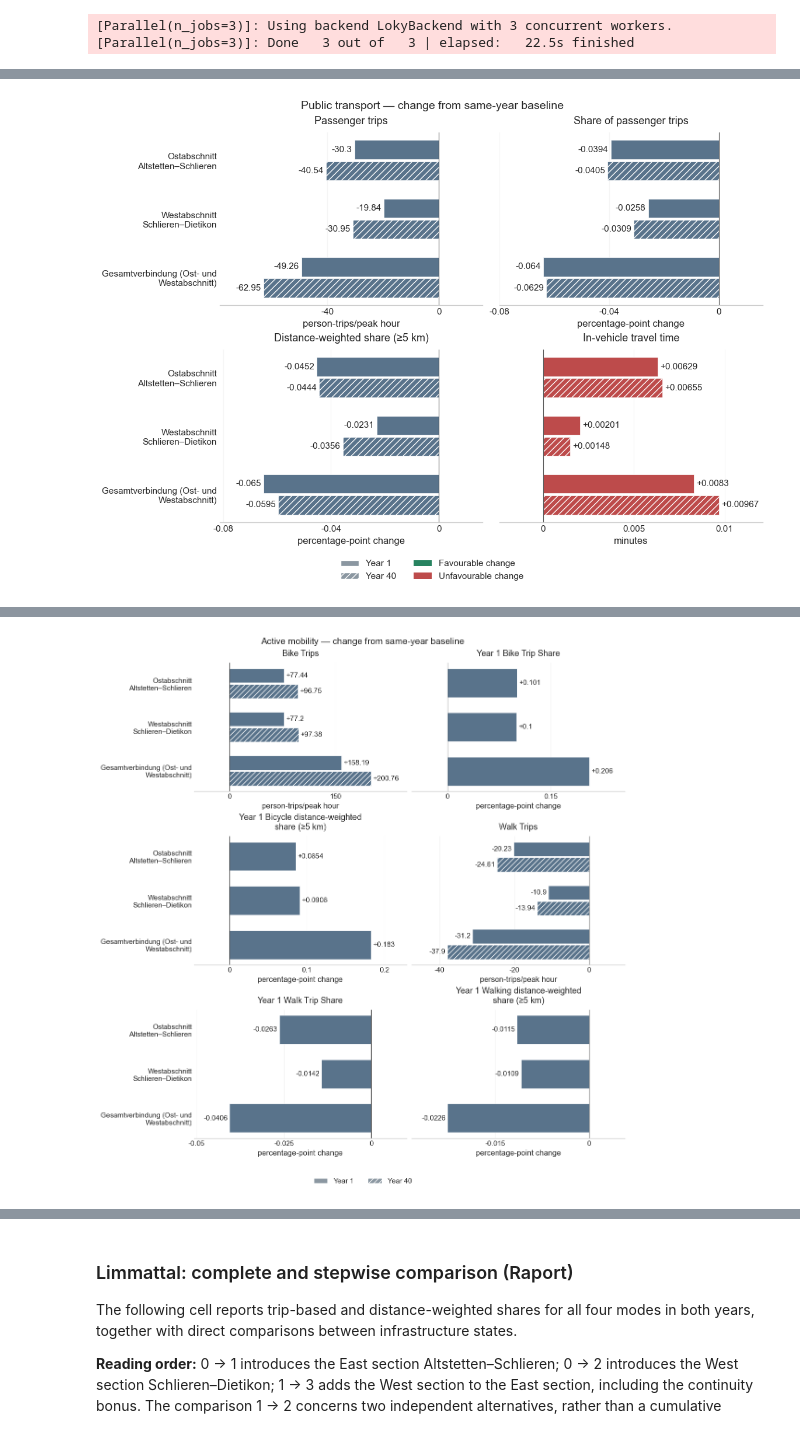
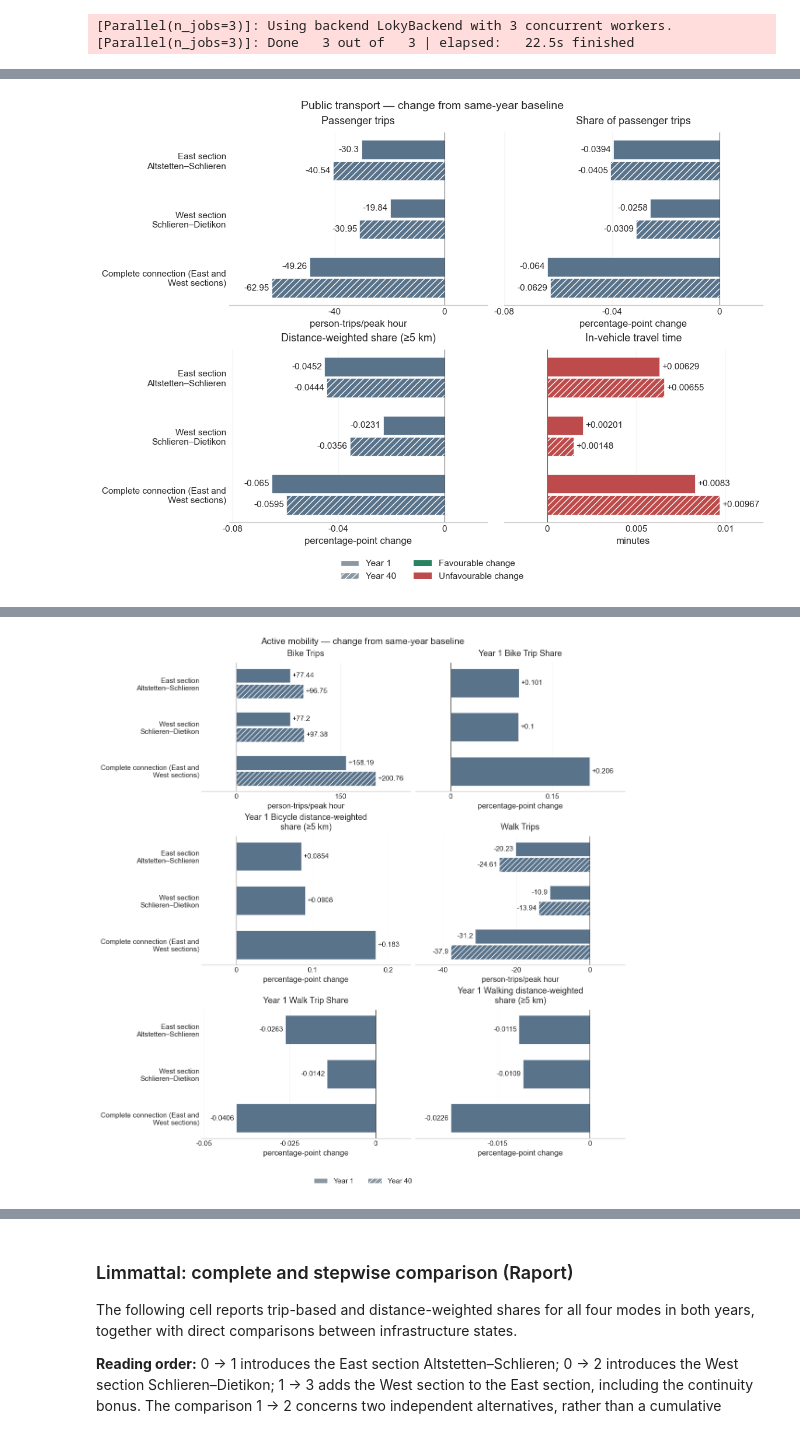
Before and after one commit to dmaure-ETHZ/IP-HS26-MehrSpur-CaseStudy-Domanyi-Londis-Maurer, a Jupyter notebook: notebooks/02_system_modeling.ipynb, the cells around one changed output, grey strips where cells are left out. Saved outputs shown, nothing was run; the diff lists cells and outputs as text; code cells hidden in the pictures.

Commit message:
Use English labels for stage and static-plan figures

```diff
--- a/notebooks/02_system_modeling.ipynb
+++ b/notebooks/02_system_modeling.ipynb
@@ -2883,7 +2883,7 @@ Out[10]: {'table:': PosixPath('/Users/simonedomanyi/Documents/IP-HS26-MehrSpur-C
 # %%
 from additional import transport_display as td
 
-STAGE_DISPLAY_LABELS = {'Stage 1 – East stretch Altstetten–Schlieren': 'Ostabschnitt Altstetten–Schlieren', 'Stage 2 – West stretch Schlieren–Dietikon': 'Westabschnitt Schlieren–Dietikon', 'Both stages – Full route Altstetten–Dietikon': 'Gesamtverbindung (Ost- und Westabschnitt)'}
+STAGE_DISPLAY_LABELS = {'Stage 1 – East stretch Altstetten–Schlieren': 'East section Altstetten–Schlieren', 'Stage 2 – West stretch Schlieren–Dietikon': 'West section Schlieren–Dietikon', 'Both stages – Full route Altstetten–Dietikon': 'Complete connection (East and West sections)'}
 
 # Formats for the absolute result tables.
 _CAR_FORMAT = {
@@ -3003,4 +3003,4 @@ Section and PT components — absolute results
-[figure, old version]
+[figure, new version]
 |  | Year 1 Bike Trips | Year 40 Bike Trips | Year 1 Bike Trip Share | Year 1 Bike PKM Share | Year 1 Walk Trips | ... |
 | Stage |  |  |  |  |  | ... |
 | Stage 0 – Baseline Network | 13,057 trips | 18,508 trips | 16.97% | 10.47% | 25,009 trips | ... |
@@ -3010,4 +3010,4 @@ Section and PT components — absolute results
-[figure, old version]
+[figure, new version]
 |  | Year 1 Total Demand | Year 40 Total Demand | Year 1 System Avg TT | Year 40 System Avg TT | ... |
 | Stage |  |  |  |  | ... |
 | Stage 0 – Baseline Network | 76,924 trips | 100,002 trips | 14.86 min | 15.16 min | ... |
```
Also changed, not shown: parts of 6 cells of this notebook, 1 other file.
